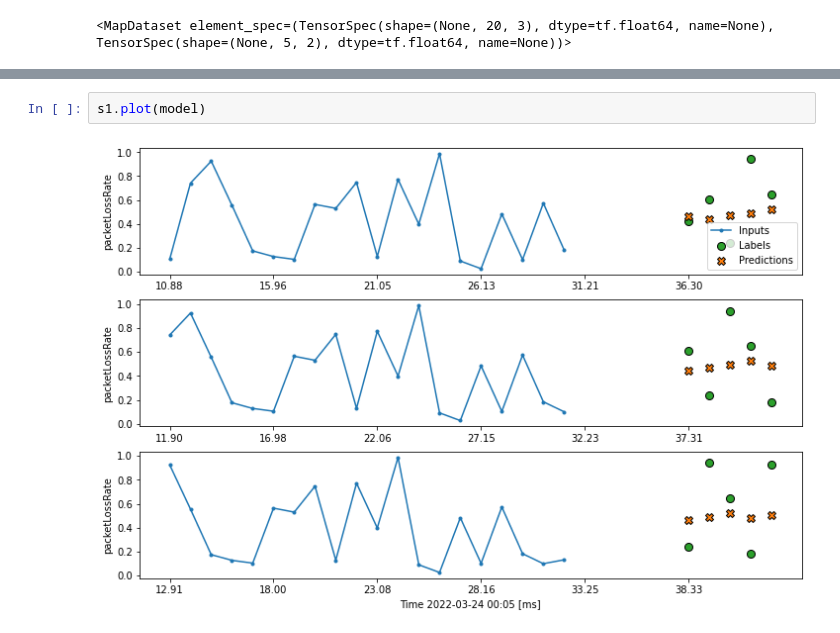
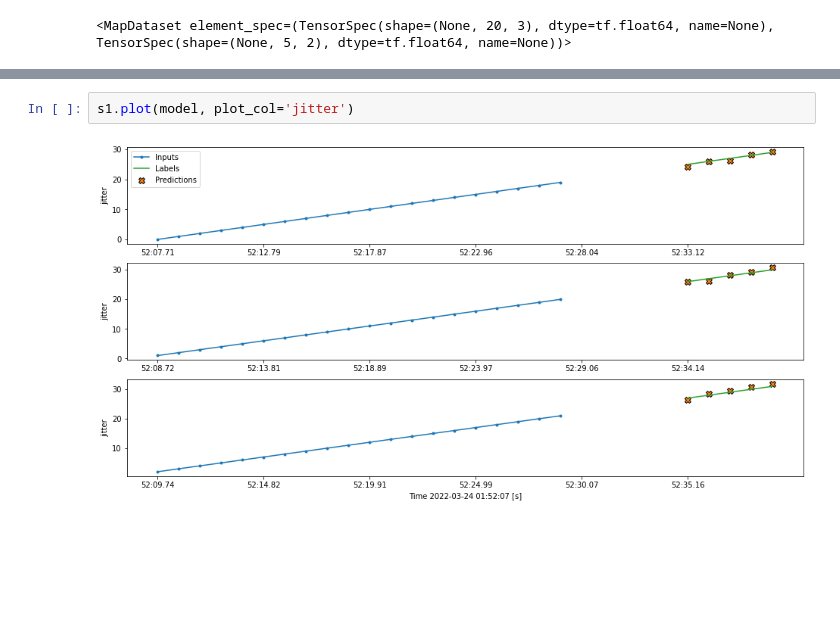
Before and after one commit to leordsong/timeseries, a Jupyter notebook: demo.ipynb, the cells around one changed output, grey strips where cells are left out. Cells and saved outputs as stored; diff of their text form; blank space fills up the shorter version.

```diff
--- a/demo.ipynb
+++ b/demo.ipynb
@@ -124,5 +125,5 @@ Epoch 20/20
 <keras.callbacks.History at 0x...>
 # %%
-s1.plot(model)
+s1.plot(model, plot_col='jitter')
 # %% [output]
-[figure, old version]
+[figure, new version]
```
Also changed, not shown: parts of 4 cells of this notebook, 1 other file.
